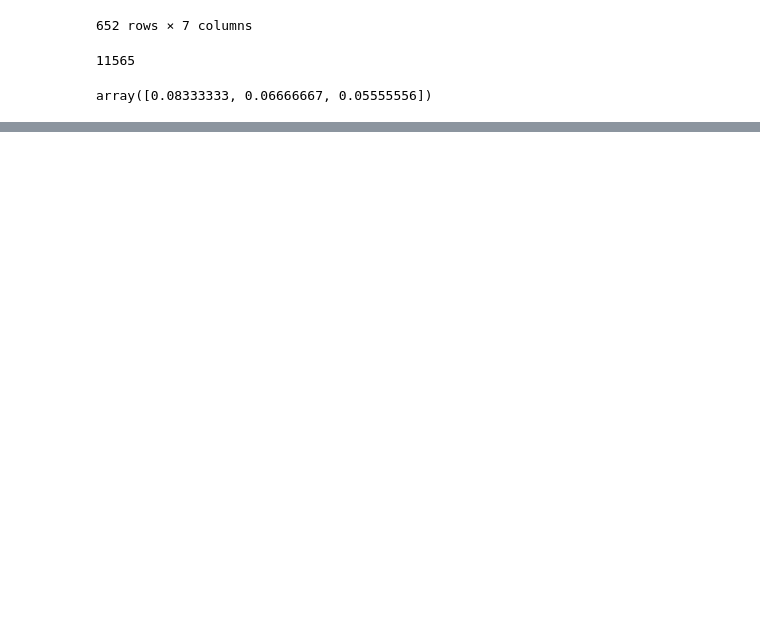
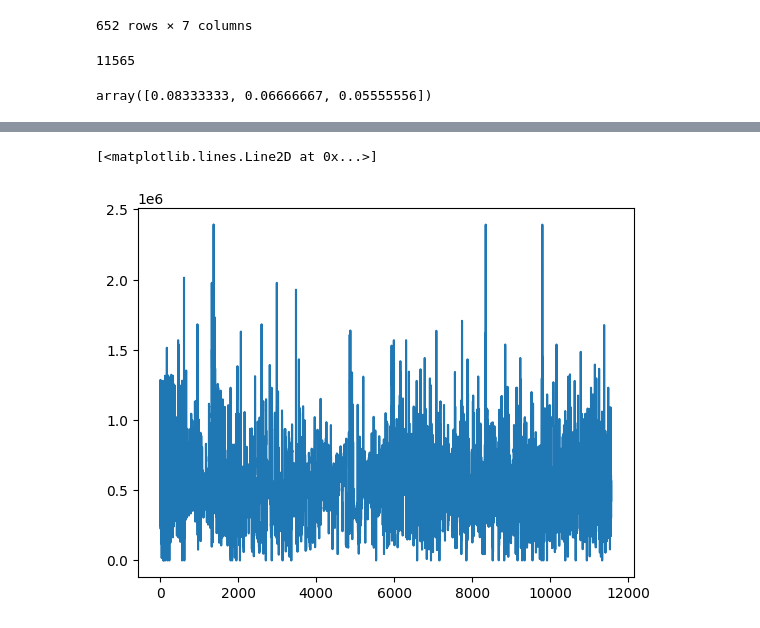
Before and after one commit to williamosherson/hackathon, a Jupyter notebook: hackathon.ipynb, the cells around one changed output, grey strips where cells are left out. Cells and saved outputs as stored; diff of their text form; code cells hidden in the pictures; blank space fills up the shorter version.

```diff
--- a/hackathon.ipynb
+++ b/hackathon.ipynb
@@ -373,30 +348,0 @@ plt.show()
-# %%
-from scipy.spatial import distance
-
-# Create a list of coordinates for the nodes and traffic signals
-node_coordinates = nodes[['y', 'x']].values
-site_coordinates = averaged_df[['Lat', 'Long']].values
-
-# Initialize lists to store the closest node index and osmid for each site
-closest_node_index = []
-closest_node_osmid = []
-
-# Iterate through each traffic signal site
-for site_coord in site_coordinates:
-    # Calculate the distance from the current site to all nodes
-    distances = distance.cdist([site_coord], node_coordinates, 'euclidean')[0]
-    # Find the index of the closest node
-    closest_node_idx = np.argmin(distances)
-    # Get the osmid of the closest node
-    closest_node_osm = indextoosmid[closest_node_idx]
-
-    # Append the results to the lists
-    closest_node_index.append(closest_node_idx)
-    closest_node_osmid.append(closest_node_osm)
-
-# Add the closest node index and osmid as new columns to the averaged_df DataFrame
-averaged_df['closest_node_index'] = closest_node_index
-averaged_df['closest_node_osmid'] = closest_node_osmid
-
-# Display the updated DataFrame
-display(averaged_df)
@@ -450,9 +397,10 @@ array([0.08333333, 0.06666667, 0.05555556])
 Y = labels
 # %%
 for _ in range(100):
-  Y = adj_matrix.T @ Y /np.sum(adj_matrix,axis=0)
+  divisor = np.sum(adj_matrix,axis=0)
+  divisor[divisor==0] = 1
+  Y = adj_matrix.T @ Y /divisor
   Y[labels!=0] = labels[labels!=0]
-  Y = np.nan_to_num(Y, nan=0.0)
   print('hi')
 # %% [output]
 hi
@@ -493,0 +423,5 @@ np.int64(18)
+# %%
+plt.plot(Y)
+# %% [output]
+[<matplotlib.lines.Line2D at 0x...>]
+[figure, added]
```
Also changed, not shown: parts of 6 cells of this notebook.
